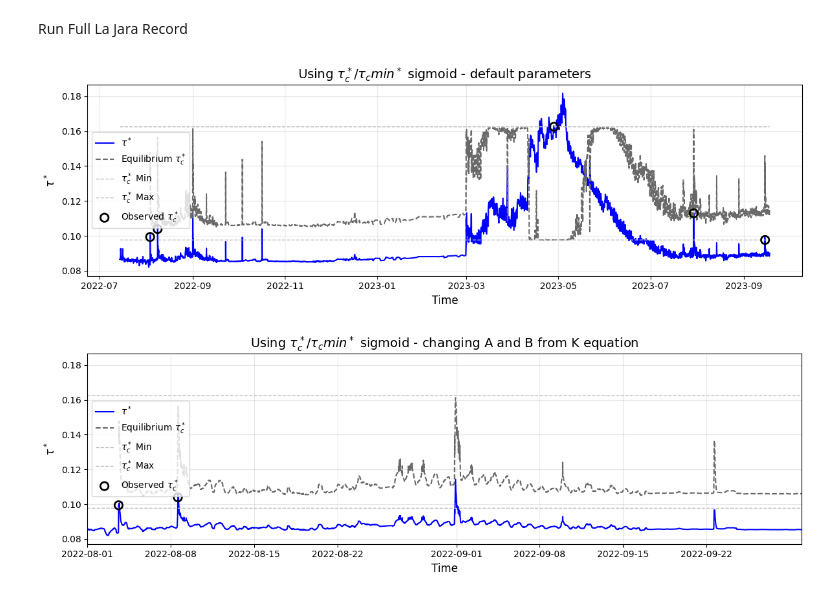
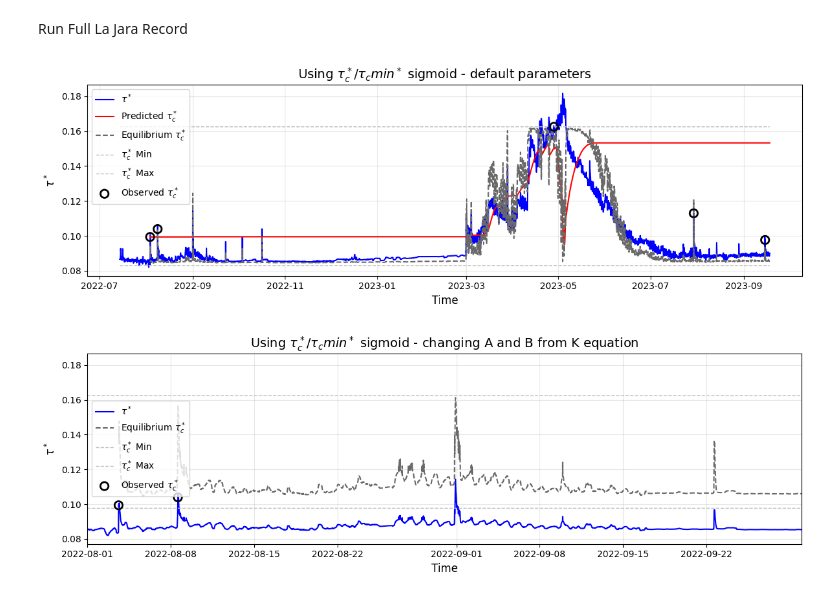
Before and after one commit to nicole-hucke/shear_stress_paper, a Jupyter notebook: antecedent_conditions/predictive_equation/predictive_model.ipynb, the cells around one changed output. Cells and saved outputs as stored; diff of their text form; code cells hidden in the pictures.

```diff
--- a/antecedent_conditions/predictive_equation/predictive_model.ipynb
+++ b/antecedent_conditions/predictive_equation/predictive_model.ipynb
@@ -133,8 +131,6 @@ def evolve_tauc_max(
     tau_c_max,          # maximum τ*c global
     event_indices,      # time labels or integer positions where τ*c observations are available
     tau_c_obs,          # observed τ*c values at event_indices
-    A=0.2924,
-    B=8.6866,
 ):
 
     # convert τ* to numeric 1D array and keep index if Series
@@ -225,13 +221,18 @@ def evolve_tauc_max(
             tau_equilibrium = tau_conv
 
         # calculate k (function of applied tau*)
-        k = A * (t / tau_c_max)**(B)
+        if t/tau_c_max < 1: # if τ* is below minimum τ*c, equilibrium is the maximum of current τ*c and convergence function
+            tau_equilibrium = max(tau_c_current, tau_conv) # (i.e., τ*c cannot decrease below current value if τ* is low)
+            k = 0.0526 * (t/tau_c_min) # strenghtning k
+        else: # otherwise, equilibrium is given by the sigmoid convergence function
+            tau_equilibrium = tau_conv
+            k = 21.804 * (t/tau_c_max) - 21.751
 
         # new tau_c evolution equation
         k_array[i] = k
         tau_c_eq[i] = tau_eq_pure
         gd[i] = G*D
-        tau_c[i] = tau_equilibrium - (tau_equilibrium - tau_c_current) * np.exp(-k * dt)
+        tau_c[i] = tau_equilibrium - (tau_equilibrium - tau_c_current) * np.exp(-k*10**-3 * dt)
 
         #print('tauc at time:', i, 'is', tau_c[i], '. Tau_conv is', tau_conv, 'and tau_equilibrium is', tau_equilibrium, 'with k', k)
         i += 1
@@ -792,39 +679,39 @@ tauc_obs_lajara = tauc_events["tauc"].to_numpy()
 tauc_min_lajara = tauc_obs_lajara.min()
 tauc_max_lajara = tauc_obs_lajara.max()
 # %%
-tauc_lajara, k_lajara, tau_eq_lajara, gd = evolve_tauc_min(
+tauc_lajara, k_lajara, tau_eq_lajara, gd = evolve_tauc_max(
     tau_star,
     dt=15, # 15 minute timestep
-    tau_c_min=tauc_min_lajara,
+    tau_c_min=0.083,
     tau_c_max=tauc_max_lajara,
     event_indices=event_indices,
     tau_c_obs=tauc_obs_lajara,
 )
 
 tau_c_pred_series = pd.Series(tauc_lajara, index=time_to_index.index)
 tau_star_series = pd.Series(tau_star, index=time_to_index.index)
 
 fig, ax = plt.subplots(figsize=(12, 4))
 ax.plot(tau_star_series.index, tau_star_series.values, color='blue', label=r'$\tau^*$', linewidth=1.5)
-#ax.plot(tau_c_pred_series.index, tau_c_pred_series.values, color='red', label=r'Predicted $\tau_c^*$', linewidth=1.5)
+ax.plot(tau_c_pred_series.index, tau_c_pred_series.values, color='red', label=r'Predicted $\tau_c^*$', linewidth=1.5)
 ax.plot(tau_star_series.index, tau_eq_lajara, color='dimgrey', linestyle='--', label=r'Equilibrium $\tau_c^*$', linewidth=1.5)
 # horiztonal min and max lines
-ax.plot(tau_c_pred_series.index, [tauc_min_lajara]*len(tau_c_pred_series), color='silver', linestyle='--', label=r'$\tau_c^*$ Min', linewidth=1)
+ax.plot(tau_c_pred_series.index, [0.083]*len(tau_c_pred_series), color='silver', linestyle='--', label=r'$\tau_c^*$ Min', linewidth=1)
 ax.plot(tau_c_pred_series.index, [tauc_max_lajara]*len(tau_c_pred_series), color='silver', linestyle='--', label=r'$\tau_c^*$ Max', linewidth=1)
 ax.scatter(tauc_events.index, tauc_obs_lajara, facecolors="none", edgecolors="black", s=80, linewidth=2, label=r"Observed $\tau^*_c$", zorder=5,)
 
 ax.set_ylabel(r'$\tau^*$', fontsize=12)
 ax.set_xlabel('Time', fontsize=12)
 ax.legend()
 ax.grid(True, alpha=0.3)
 
 plt.title(r'Using $\tau_c^*$/$\tau_cmin^*$ sigmoid - default parameters', fontsize=14)
 # modify dates on x-axis to be more readable
 #plt.xlim(pd.Timestamp("2022-08-01"), pd.Timestamp("2022-09-30"))
 plt.tight_layout()
 plt.show()
 # %% [output]
-[figure, old version]
+[figure, new version]
 # %%
 A = 4.018156480603808e-02
 B = 9.73529411764706
```
Also changed, not shown: parts of 16 cells of this notebook, 5 other files.
